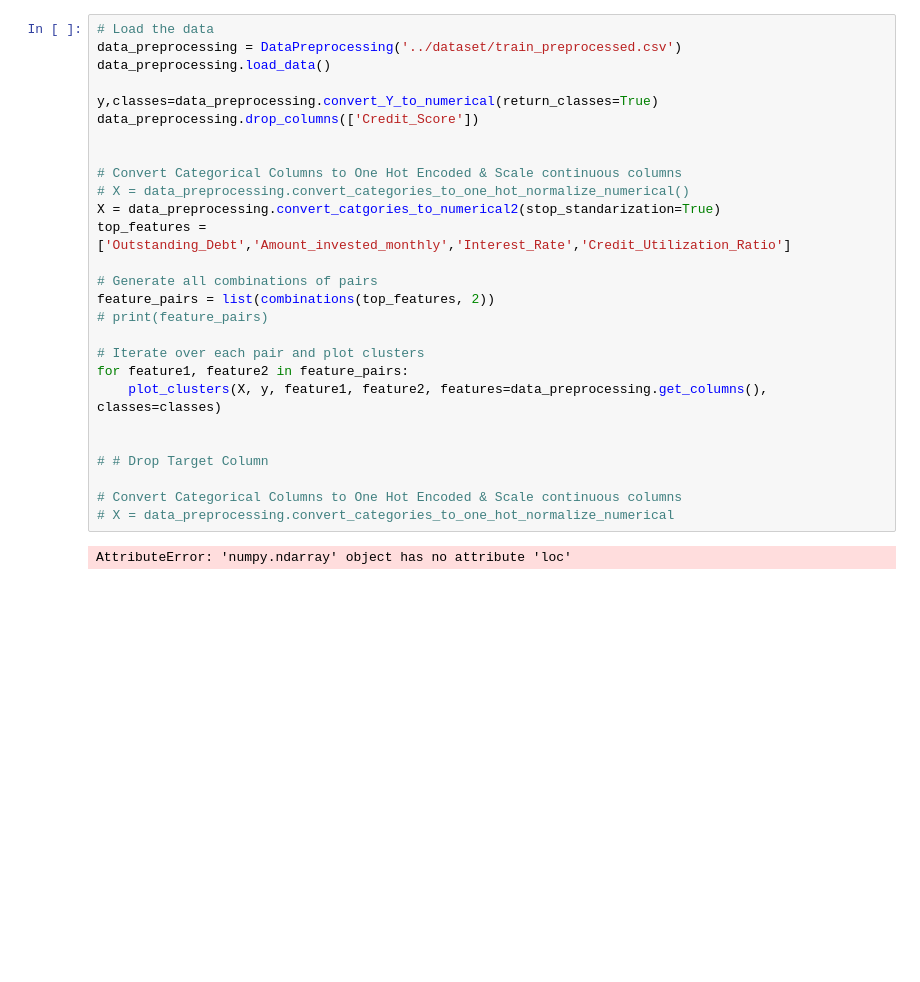
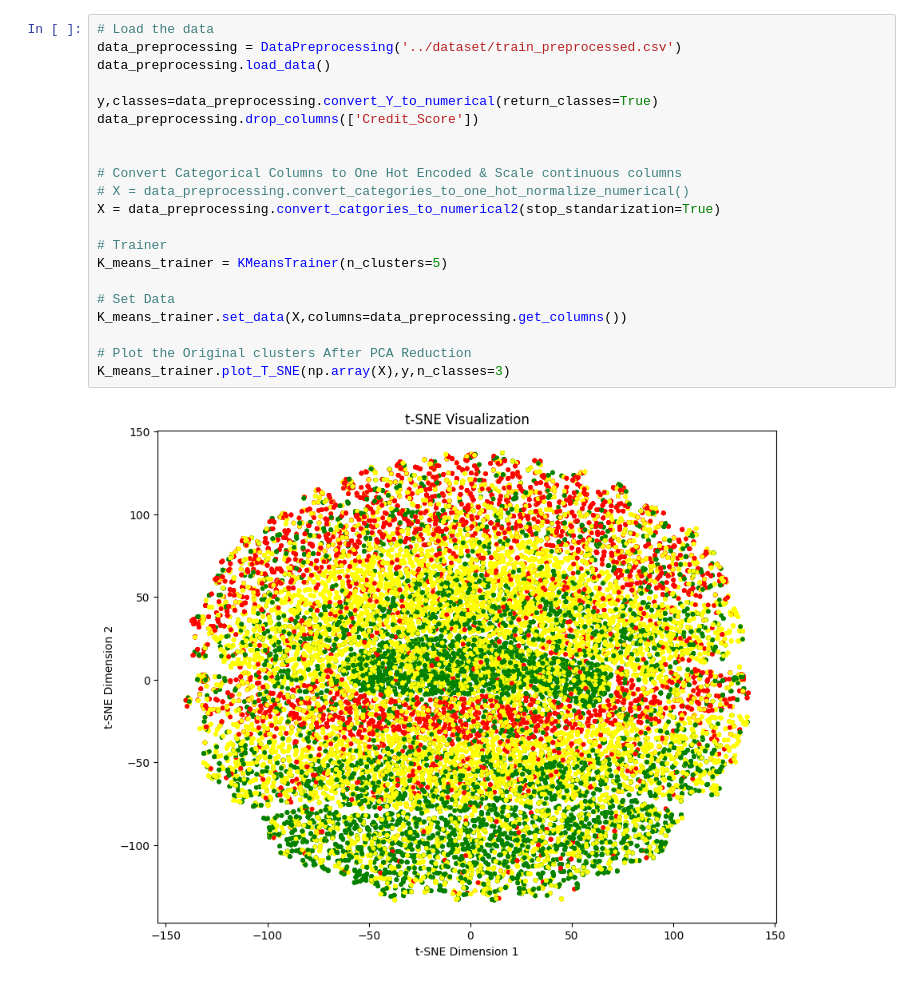
Before and after one commit to BasmaElhoseny01/Credit-Score-Classification-and-Analysis, a Jupyter notebook: src/descrpitive_analysis.ipynb, the cells around one changed output. Drawn from its saved outputs; the diff is of its cells as text; blank space fills up the shorter version.

Commit message:
Done Plotting Kmeans

```diff
--- a/src/descrpitive_analysis.ipynb
+++ b/src/descrpitive_analysis.ipynb
@@ -29,29 +32,23 @@ def plot_clusters(X,y,feature1,feature2,features,classes):
 # %%
 # Load the data
 data_preprocessing = DataPreprocessing('../dataset/train_preprocessed.csv')
 data_preprocessing.load_data()
 
 y,classes=data_preprocessing.convert_Y_to_numerical(return_classes=True)
 data_preprocessing.drop_columns(['Credit_Score'])
 
 
 # Convert Categorical Columns to One Hot Encoded & Scale continuous columns
 # X = data_preprocessing.convert_categories_to_one_hot_normalize_numerical()
 X = data_preprocessing.convert_catgories_to_numerical2(stop_standarization=True)
-top_features = ['Outstanding_Debt','Amount_invested_monthly','Interest_Rate','Credit_Utilization_Ratio']
 
-# Generate all combinations of pairs
-feature_pairs = list(combinations(top_features, 2))
-# print(feature_pairs)
+# Trainer
+K_means_trainer = KMeansTrainer(n_clusters=5)
 
-# Iterate over each pair and plot clusters
-for feature1, feature2 in feature_pairs:
-    plot_clusters(X, y, feature1, feature2, features=data_preprocessing.get_columns(), classes=classes)
+# Set Data
+K_means_trainer.set_data(X,columns=data_preprocessing.get_columns())
 
-
-# # Drop Target Column
-
-# Convert Categorical Columns to One Hot Encoded & Scale continuous columns
-# X = data_preprocessing.convert_categories_to_one_hot_normalize_numerical
+# Plot the Original clusters After PCA Reduction
+K_means_trainer.plot_T_SNE(np.array(X),y,n_classes=3)
 # %% [output]
-AttributeError: 'numpy.ndarray' object has no attribute 'loc'
+[figure, added]
```
Also changed, not shown: parts of 9 cells of this notebook, 11 other files.
